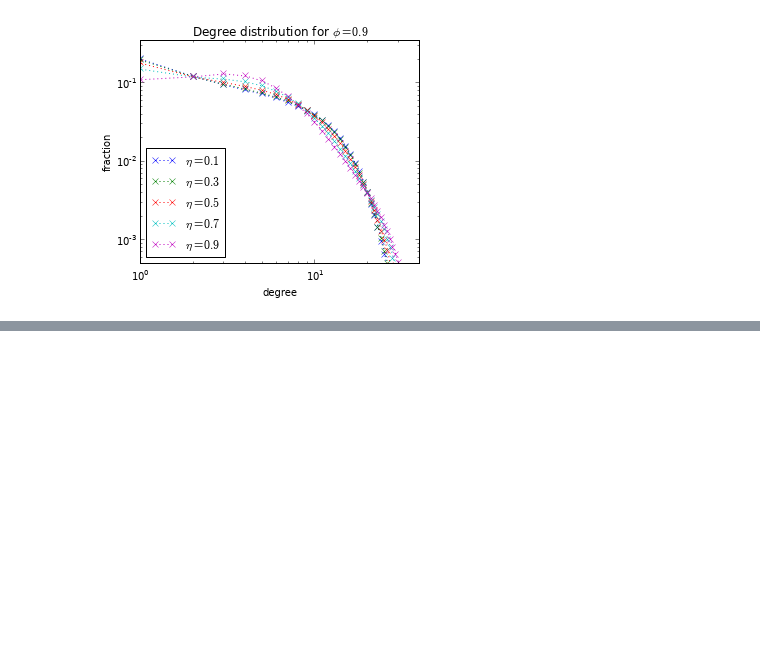
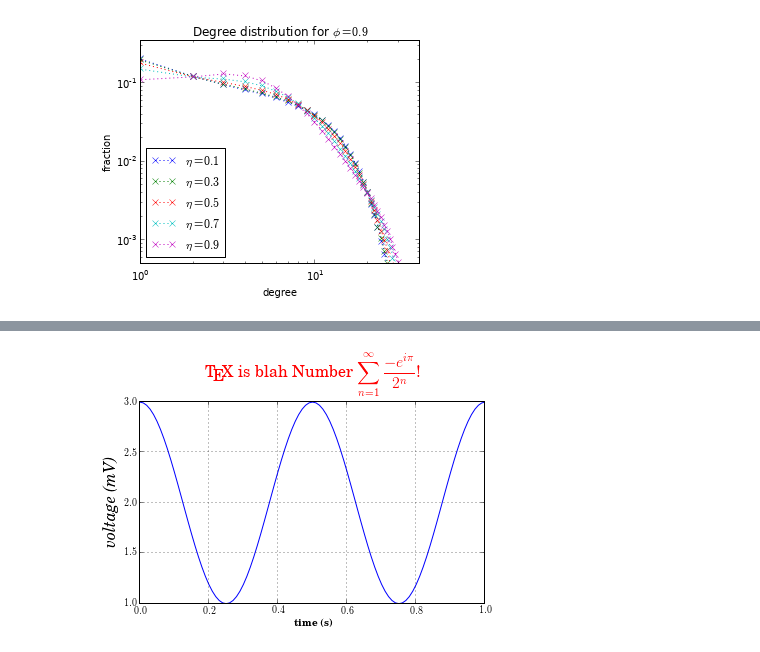
Before and after one commit to sveitser/of, a Jupyter notebook: code/rewi/plot.ipynb, the cells around one changed output, grey strips where cells are left out. Cells and saved outputs as stored; diff of their text form; code cells hidden in the pictures; blank space fills up the shorter version.

```diff
--- a/code/rewi/plot.ipynb
+++ b/code/rewi/plot.ipynb
@@ -119,0 +129,26 @@ for phi in [0.1, 0.5]:
+# %%
+from matplotlib import rc
+from numpy import arange, cos, pi
+from matplotlib.pyplot import figure, axes, plot, xlabel, ylabel, title, \
+     grid, savefig, show
+
+
+rc('text', usetex=True)
+rc('font', family='serif')
+figure(1, figsize=(6,4))
+ax = axes([0.1, 0.1, 0.8, 0.7])
+t = arange(0.0, 1.0+0.01, 0.01)
+s = cos(2*2*pi*t)+2
+plot(t, s)
+
+xlabel(r'\textbf{time (s)}')
+ylabel(r'\textit{voltage (mV)}',fontsize=16)
+title(r"\TeX\ is $\textrm{blah}$ Number $\displaystyle\sum_{n=1}^\infty\frac{-e^{i\pi}}{2^n}$!",
+      fontsize=16, color='r')
+grid(True)
+savefig('tex_demo')
+
+
+show()
+# %% [output]
+[figure, added]
```
Also changed, not shown: parts of 2 cells of this notebook, 2 other files.
